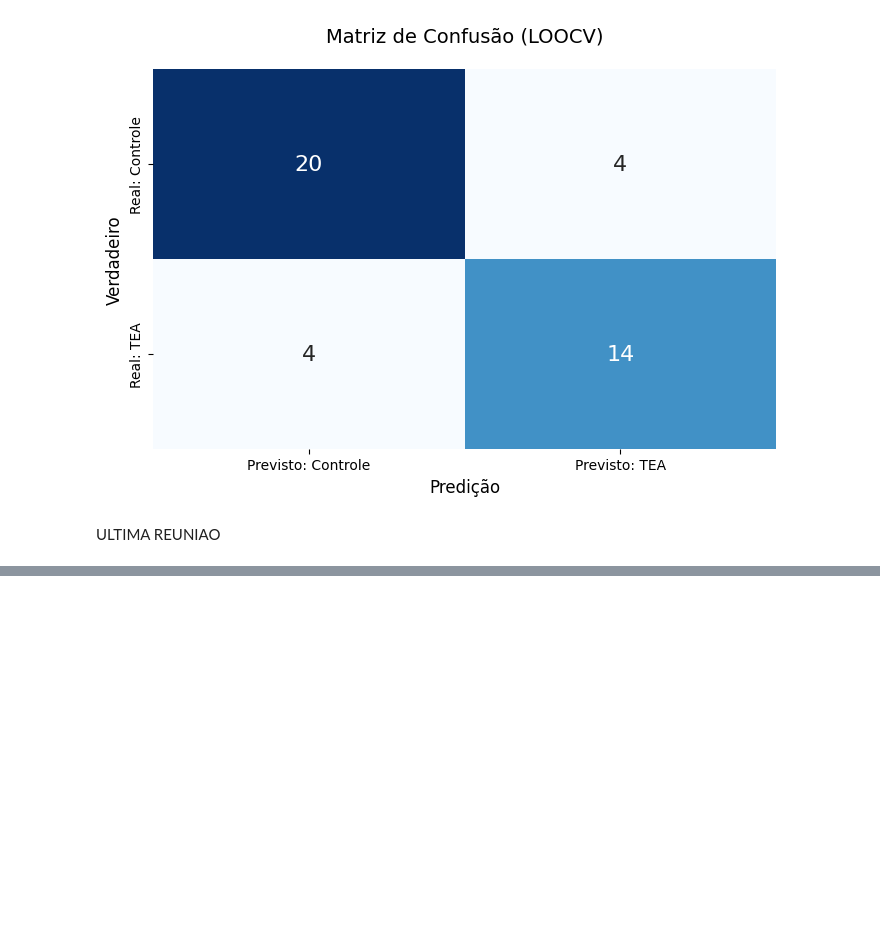
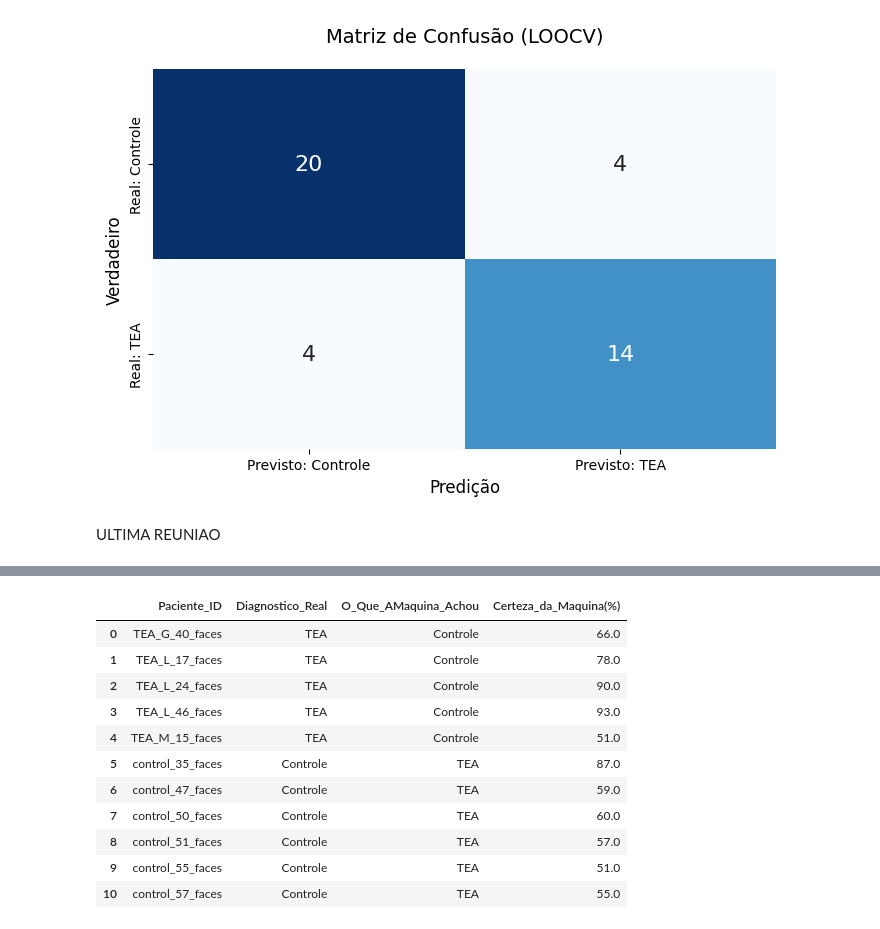
Before and after one commit to brunoandrade-osw/eeg-asd-classification, a Jupyter notebook: notebooks/08_Test.ipynb, the cells around one changed output, grey strips where cells are left out. Saved outputs shown, nothing was run; the diff lists cells and outputs as text; code cells hidden in the pictures; blank space fills up the shorter version.

```diff
--- a/notebooks/08_Test.ipynb
+++ b/notebooks/08_Test.ipynb
@@ -919,3 +919,80 @@ weighted avg       0.81      0.81      0.81        42
 [figure]
 # %% [markdown]
 ULTIMA REUNIAO
+# %%
+import pandas as pd
+import numpy as np
+import os
+from sklearn.model_selection import LeaveOneOut
+from sklearn.preprocessing import StandardScaler
+from sklearn.ensemble import RandomForestClassifier
+import warnings
+warnings.filterwarnings('ignore')
+
+print("="*80)
+print("RAIO-X DA CAIXA PRETA: AUDITORIA DE ERROS NO LOOCV")
+print("="*80)
+
+# 1. PREPARAÇÃO DOS DADOS
+DIR_REPORTS = '../reports/'
+ARQUIVO_MATRIZ_ORIGINAL = 'tabela_features_eeg_completa.csv'
+caminho_arquivo = os.path.join(DIR_REPORTS, ARQUIVO_MATRIZ_ORIGINAL)
+
+df = pd.read_csv(caminho_arquivo)
+if 'Condicao' in df.columns:
+    df = df[df['Condicao'] == 'Face Feliz'].copy()
+
+features_numericas = [c for c in df.columns if c not in ['ID', 'Grupo', 'Condicao', 'Tipo', 'Frame_Num', 'Target']]
+if 'ID' in df.columns and df['ID'].duplicated().any():
+    df_agrupado = df.groupby(['ID', 'Grupo'])[features_numericas].mean().reset_index()
+else:
+    df_agrupado = df.copy()
+
+if 'Target' not in df_agrupado.columns:
+    df_agrupado['Target'] = df_agrupado['Grupo'].map({'TEA': 1, 'Control': 0})
+
+features_ouro = ['AlphaRel_P3', 'AlphaRel_Fp2', 'BetaRel_F7', 'AlphaRel_F8', 'GammaRel_F7']
+X = df_agrupado[features_ouro].values
+y = df_agrupado['Target'].values
+
+# O pulo do gato: capturar o ID de cada paciente para saber quem é quem
+ids_pacientes = df_agrupado['ID'].values
+
+scaler = StandardScaler()
+X_scaled = scaler.fit_transform(X)
+
+loo = LeaveOneOut()
+auditoria = []
+
+# 2. LOOCV RASTREADO
+for train_index, test_index in loo.split(X_scaled):
+    X_train, X_test = X_scaled[train_index], X_scaled[test_index]
+    y_train, y_test = y[train_index], y[test_index]
+
+    # Identifica quem é o paciente sendo testado nesta rodada
+    id_atual = ids_pacientes[test_index[0]]
+    grupo_real = "TEA" if y_test[0] == 1 else "Controle"
+
+    modelo = RandomForestClassifier(random_state=42)
+    modelo.fit(X_train, y_train)
+
+    predicao_num = modelo.predict(X_test)[0]
+    predicao_nome = "TEA" if predicao_num == 1 else "Controle"
+    probabilidade_tea = modelo.predict_proba(X_test)[0, 1]
+
+    # Se erro, nós registramos
+    if y_test[0] != predicao_num:
+        auditoria.append({
+            'Paciente_ID': id_atual,
+            'Diagnostico_Real': grupo_real,
+            'O_Que_AMaquina_Achou': predicao_nome,
+            'Certeza_da_Maquina(%)': round(probabilidade_tea * 100 if predicao_num == 1 else (1 - probabilidade_tea) * 100, 2)
+        })
+
+df_erros = pd.DataFrame(auditoria)
+
+print(f"\nO modelo errou {len(df_erros)} pacientes de um total de {len(ids_pacientes)}.")
+print("Estes são os pacientes que estão derrubando a sua acurácia:\n")
+display(df_erros)
+print("="*80)
+# %% [output]
@@ -921,0 +1005,12 @@ ULTIMA REUNIAO
+|  | Paciente_ID | Diagnostico_Real | O_Que_AMaquina_Achou | Certeza_da_Maquina(%) |
+| 0 | TEA_G_40_faces | TEA | Controle | 66.0 |
+| 1 | TEA_L_17_faces | TEA | Controle | 78.0 |
+| 2 | TEA_L_24_faces | TEA | Controle | 90.0 |
+| 3 | TEA_L_46_faces | TEA | Controle | 93.0 |
+| 4 | TEA_M_15_faces | TEA | Controle | 51.0 |
+| 5 | control_35_faces | Controle | TEA | 87.0 |
+| 6 | control_47_faces | Controle | TEA | 59.0 |
+| 7 | control_50_faces | Controle | TEA | 60.0 |
+| 8 | control_51_faces | Controle | TEA | 57.0 |
+| 9 | control_55_faces | Controle | TEA | 51.0 |
+| 10 | control_57_faces | Controle | TEA | 55.0 |
```
Also changed, not shown: parts of 3 cells of this notebook, 1 other file.
